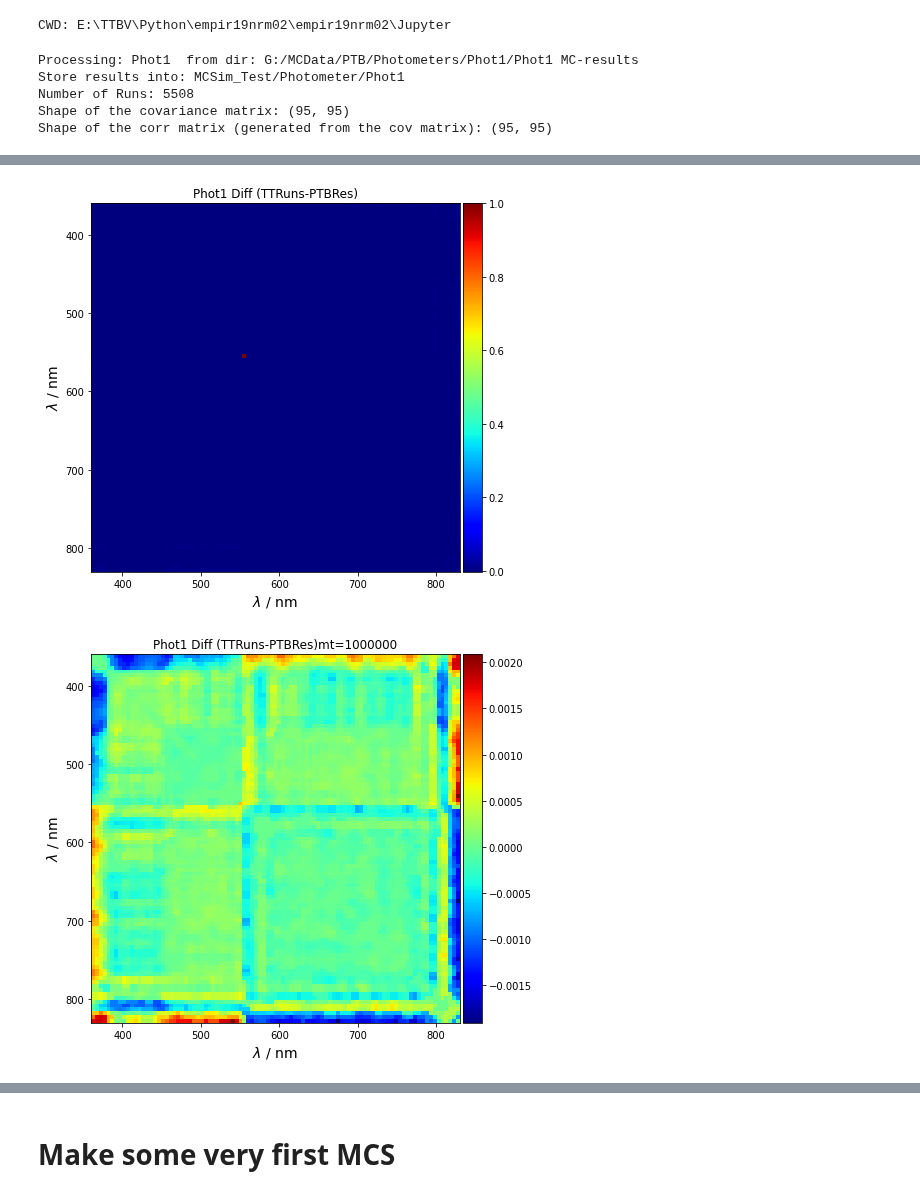
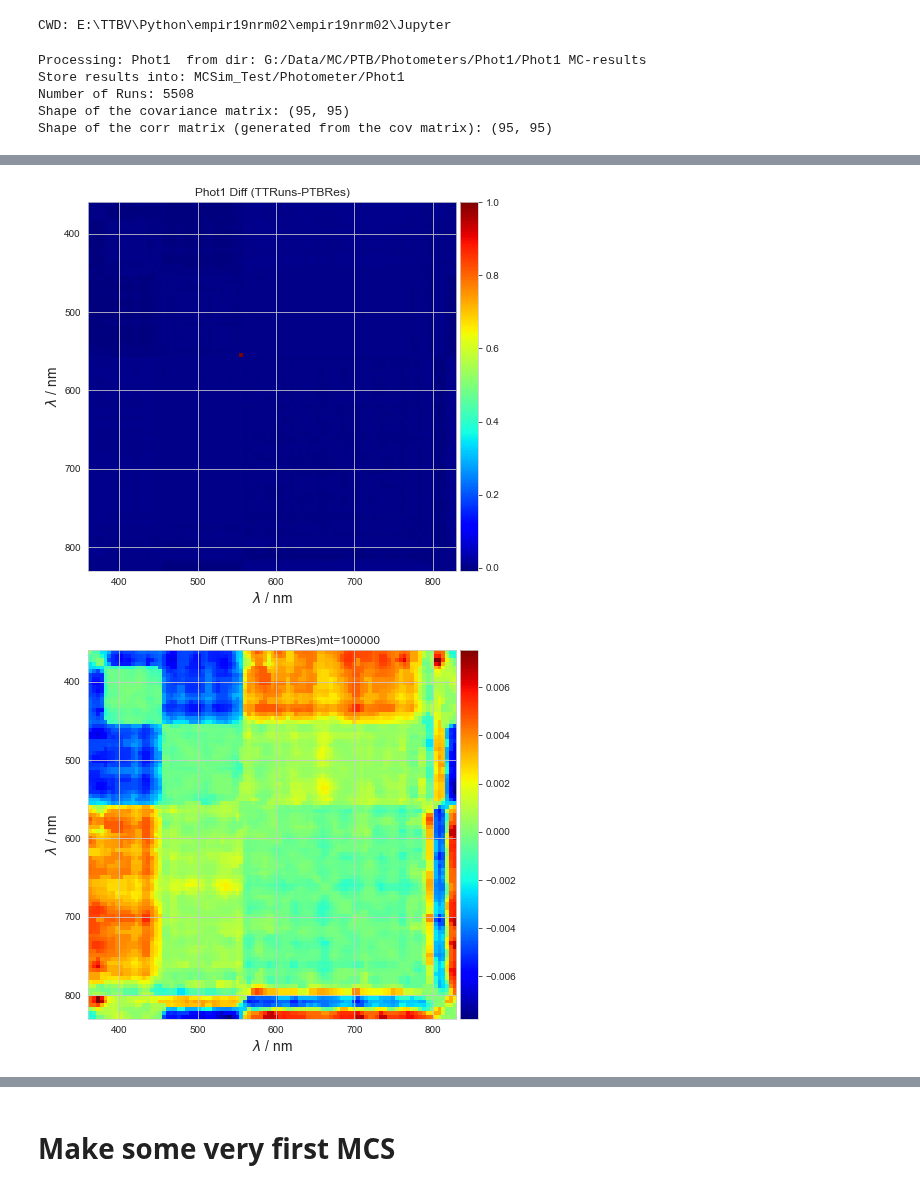
Before and after one commit to empir19nrm02/empir19nrm02, a Jupyter notebook: empir19nrm02/Jupyter/MCSim_PTBTest.ipynb, the cells around one changed output, grey strips where cells are left out. Drawn from its saved outputs; the diff is of its cells as text; code cells hidden in the pictures.

```diff
--- a/empir19nrm02/Jupyter/MCSim_PTBTest.ipynb
+++ b/empir19nrm02/Jupyter/MCSim_PTBTest.ipynb
@@ -34,7 +34,7 @@ CWD: E:\TTBV\Python\empir19nrm02\empir19nrm02\Jupyter
 # %%
 def get_data_dir( name):
     # handle the naming conventions of the data
-    basic_path_in = 'G:/MCData'
+    basic_path_in = 'G:/Data/MC'
     if 'Rad' in name:
         directory = basic_path_in + '/PTB/Radiometers/' + name + '/' + name + ' MC-results'
         out_dir_res = out_dir + '/Radiometer/' + name
@@ -75,6 +75,7 @@ def plotMCResult( wl, mcVarData:StatDataVector, title=None, fig = None, ax1 = No
 # %%
 import fnmatch
 import scipy
+import copy
 
 def conv(x):
     return x.replace(',', '.').encode()
@@ -84,6 +85,7 @@ Radiometerlist = ['Rad1', 'Rad2', 'Rad3', 'Rad4', 'Rad5']
 Photometerlist = ['Phot1', 'Phot2', 'Phot3', 'Phot4', 'Phot5']
 Photometerlist = ['Phot1']
 Lamplist = ['FEL-1000W-Lamp-1','FEL-1000W-Lamp-2','FEL-1000W-Lamp-3','FEL-1000W-Lamp-4']
+Lamplist = ['FEL-1000W-Lamp-1']
 
 # Take one of the above lists to work with after the in statement
 for rad in Photometerlist:
@@ -120,7 +122,7 @@ for rad in Photometerlist:
 
     # The mean values are only available for Photometers and Radiometers only
     file_mean_data = directory + '/../' + rad + ' Calibdata.txt'
-    trials = 1000000
+    trials = 100000
     if os.path.isfile(file_mean_data):
         # adjust the reading if required
         if 'Phot' in rad:
@@ -134,7 +136,7 @@ for rad in Photometerlist:
         # the file with the mean value is not available --> take the mean from the runs
         data_mean = spectrum.val[0]
         spectrumPTB = MCVectorVar( elements=data_mean.shape[0])
-        spectrumPTB.set_vector_param(v_mean = spectrum.val[0], v_std=spectrum.v_std, cov=cov_matrix_ptb)
+        spectrumPTB.set_vector_param(v_mean = spectrum.runData.v_mean, v_std=spectrum.runData.v_std, cov=cov_matrix_ptb)
     # start with the integral data from PTB dataset and generate multivariate normal distributions (new runs)
     spectrumTT = pickle_copy(spectrumPTB)
     spectrumTT.generate_numbers(trials=trials)
@@ -167,18 +169,19 @@ for rad in Photometerlist:
     save_fig( out_dir_res,  filename='Mean_Runs' + rad)
 
     # writing all data to xls and csv for easy usage
-    #save_to_excel(data[0], spectrum, filename=out_dir_res + '/' + 'PTBRuns' + rad)
-    #save_to_csv(data[0], spectrum, filename= out_dir_res + '/' + 'PTBRuns' + rad, sep=';')
+    spectrum.calc_cov_matrix_from_data()
+    save_to_excel(data[0], spectrum, filename=out_dir_res + '/' + 'PTBRuns' + rad)
+    save_to_csv(data[0], spectrum, filename= out_dir_res + '/' + 'PTBRuns' + rad, sep=';')
     save_to_csv(data[0], spectrum, filename= out_dir_res + '/' + 'PTBRuns' + rad + '_de', sep=';', decimal=',')
     # check the reading of the saved data
-    wl2, mcVectorVar2 = load_from_csv(filename= out_dir_res + '/' + 'PTBRuns' + rad + '_de', delimiter=';')
+    wl2, mcVectorVar2 = load_from_csv(filename= out_dir_res + '/' + 'PTBRuns' + rad, delimiter=';')
     plotCorrelation(mcVectorVar2.setData.corr_matrix, data[0], rad + ' Test Read setData')
     if spectrumPTB:
-        #save_to_excel(data[0], spectrumPTB, filename=out_dir_res + '/' + 'PTBRes' + rad)
-        #save_to_csv(data[0], spectrumPTB, filename=out_dir_res + '/' + 'PTBRes' + rad, sep=';')
+        save_to_excel(data[0], spectrumPTB, filename=out_dir_res + '/' + 'PTBRes' + rad,use_runData=False)
+        save_to_csv(data[0], spectrumPTB, filename=out_dir_res + '/' + 'PTBRes' + rad, sep=';',use_runData=False)
         save_to_csv(data[0], spectrumPTB, filename=out_dir_res + '/' + 'PTBRes' + rad + '_de', sep=';', decimal=',', use_runData=False)
 # %% [output]
-Processing: Phot1  from dir: G:/MCData/PTB/Photometers/Phot1/Phot1 MC-results
+Processing: Phot1  from dir: G:/Data/MC/PTB/Photometers/Phot1/Phot1 MC-results
 Store results into: MCSim_Test/Photometer/Phot1
 Number of Runs: 5508
 Shape of the covariance matrix: (95, 95)
@@ -187,2 +190,2 @@ Shape of the corr matrix (generated from the cov matrix): (95, 95)
-[figure, old version]
+[figure, new version]
-[figure, old version]
+[figure, new version]
```
Also changed, not shown: parts of 11 cells of this notebook, 7 other files.
